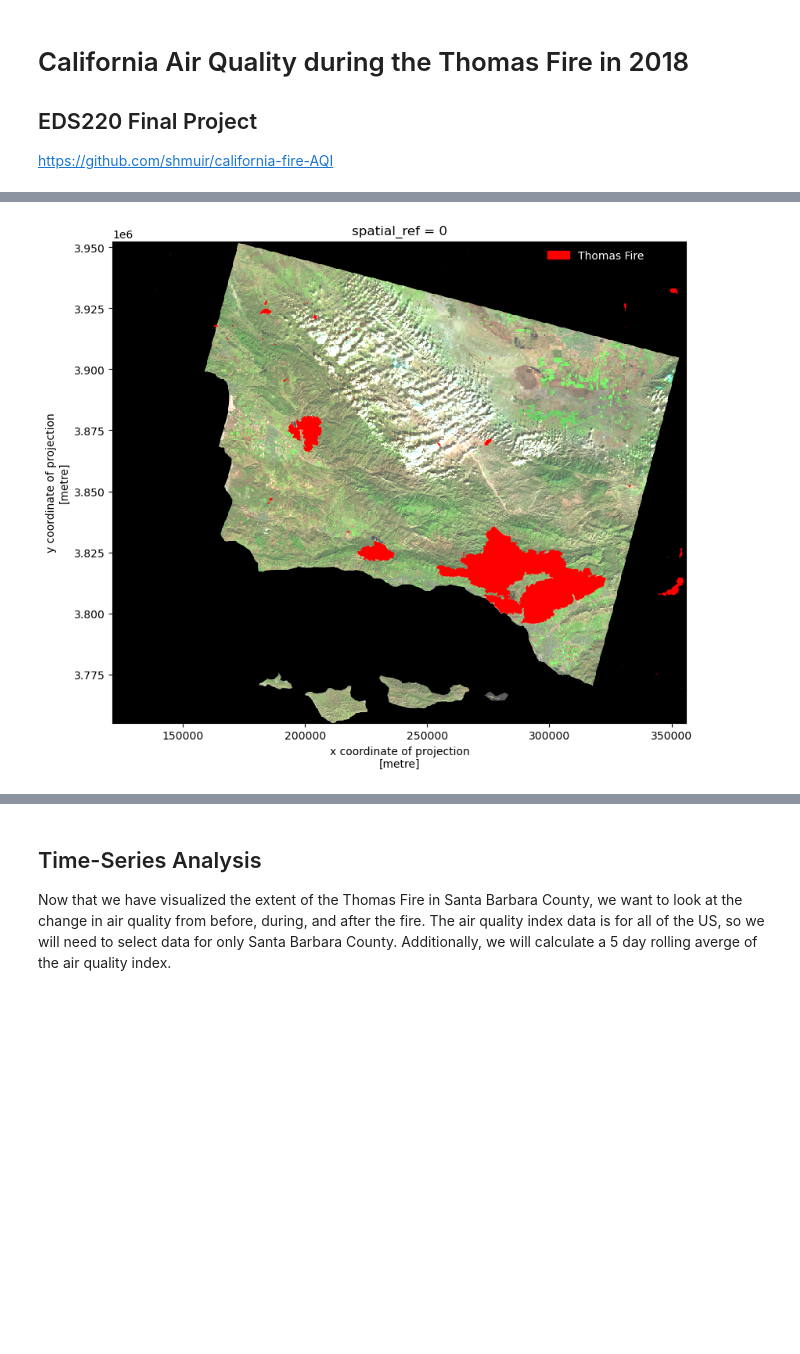
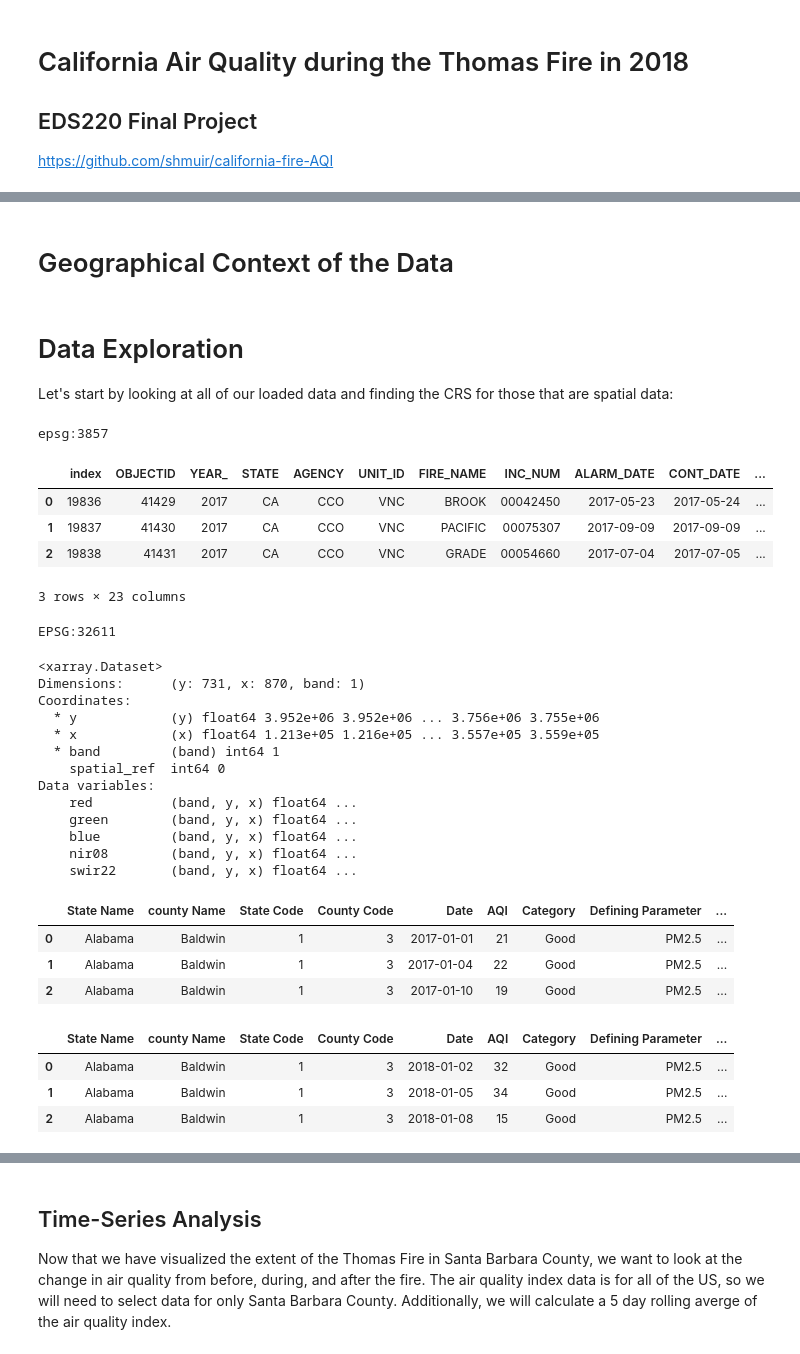
Before and after one commit to shmuir/california-fire-AQI, a Jupyter notebook: ca_fires_aqi.ipynb, the cells around one changed output, grey strips where cells are left out. Cells and saved outputs as stored; diff of their text form; code cells hidden in the pictures; blank space fills up the shorter version.

```diff
--- a/ca_fires_aqi.ipynb
+++ b/ca_fires_aqi.ipynb
@@ -60,28 +62,48 @@ First, we will look at the extent of the Thomas Fire in Santa Barbara County. We
-# %%
-# drop 'band' from landsat data
-landsat = landsat.squeeze()
-landsat = landsat.drop('band')
-
-# update CRS of ca_fires to match the CRS of landsat
-ca_fires = ca_fires.to_crs(landsat.rio.crs)
-
-# ca_fires is currently for all of california
-# we want to clip the dataframe to have the same bounds as the landsat image of Santa Barbara
-fires_clip = gpd.clip(ca_fires, landsat.rio.bounds())
-
-# ------------------------------------------------------
-# plotting
-
-fig, ax = plt.subplots(figsize=(12,8)) # initialize plot
-
-landsat[['swir22', 'nir08', 'red']].to_array().plot.imshow(robust=True, ax= ax) # landsat false image plot
-
-fires_clip.plot(ax=ax, color = 'red') # plot thomas fire ontop of landsat image
-fires_patch = mpatches.Patch(color='red', # change color to red
-                          label='Thomas Fire') # update label
-
-ax.legend(handles = [fires_patch], frameon=False, loc = (0.75, 0.95), labelcolor = 'white') # add legend and update text color
-
-plt.show()
-# %% [output]
-[figure, removed]
+# %% [markdown]
+# Geographical Context of the Data
+# %% [markdown]
+# Data Exploration
+
+Let's start by looking at all of our loaded data and finding the CRS for those that are spatial data:
+# %%
+print(ca_fires.crs)
+ca_fires.head(3)
+# %% [output]
+epsg:3857
+|  | index | OBJECTID | YEAR_ | STATE | AGENCY | UNIT_ID | FIRE_NAME | INC_NUM | ALARM_DATE | CONT_DATE | ... |
+| 0 | 19836 | 41429 | 2017 | CA | CCO | VNC | BROOK | 00042450 | 2017-05-23 | 2017-05-24 | ... |
+| 1 | 19837 | 41430 | 2017 | CA | CCO | VNC | PACIFIC | 00075307 | 2017-09-09 | 2017-09-09 | ... |
+| 2 | 19838 | 41431 | 2017 | CA | CCO | VNC | GRADE | 00054660 | 2017-07-04 | 2017-07-05 | ... |
+3 rows × 23 columns
+# %%
+print(landsat.rio.crs)
+landsat
+# %% [output]
+EPSG:32611
+<xarray.Dataset>
+Dimensions:      (y: 731, x: 870, band: 1)
+Coordinates:
+  * y            (y) float64 3.952e+06 3.952e+06 ... 3.756e+06 3.755e+06
+  * x            (x) float64 1.213e+05 1.216e+05 ... 3.557e+05 3.559e+05
+  * band         (band) int64 1
+    spatial_ref  int64 0
+Data variables:
+    red          (band, y, x) float64 ...
+    green        (band, y, x) float64 ...
+    blue         (band, y, x) float64 ...
+    nir08        (band, y, x) float64 ...
+    swir22       (band, y, x) float64 ...
+# %%
+aqi_2017.head(3)
+# %% [output]
+|  | State Name | county Name | State Code | County Code | Date | AQI | Category | Defining Parameter | ... |
+| 0 | Alabama | Baldwin | 1 | 3 | 2017-01-01 | 21 | Good | PM2.5 | ... |
+| 1 | Alabama | Baldwin | 1 | 3 | 2017-01-04 | 22 | Good | PM2.5 | ... |
+| 2 | Alabama | Baldwin | 1 | 3 | 2017-01-10 | 19 | Good | PM2.5 | ... |
+# %%
+aqi_2018.head(3)
+# %% [output]
+|  | State Name | county Name | State Code | County Code | Date | AQI | Category | Defining Parameter | ... |
+| 0 | Alabama | Baldwin | 1 | 3 | 2018-01-02 | 32 | Good | PM2.5 | ... |
+| 1 | Alabama | Baldwin | 1 | 3 | 2018-01-05 | 34 | Good | PM2.5 | ... |
+| 2 | Alabama | Baldwin | 1 | 3 | 2018-01-08 | 15 | Good | PM2.5 | ... |
```
Also changed, not shown: parts of 29 cells of this notebook, 1 other file.
